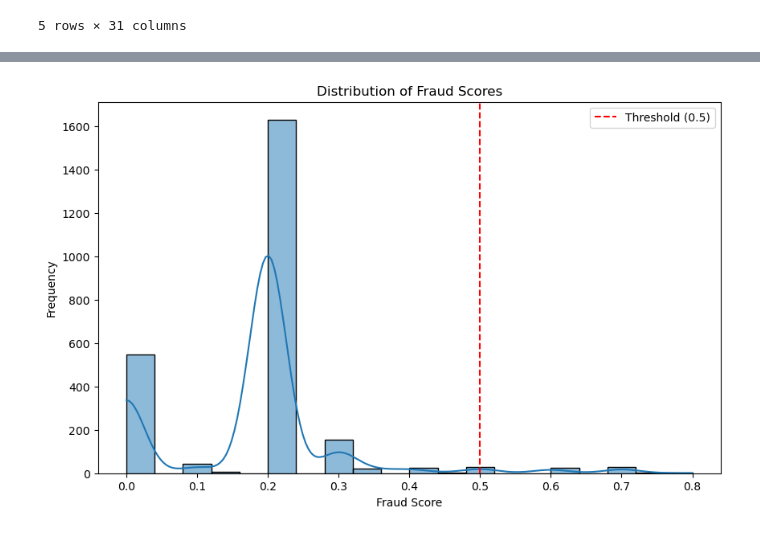
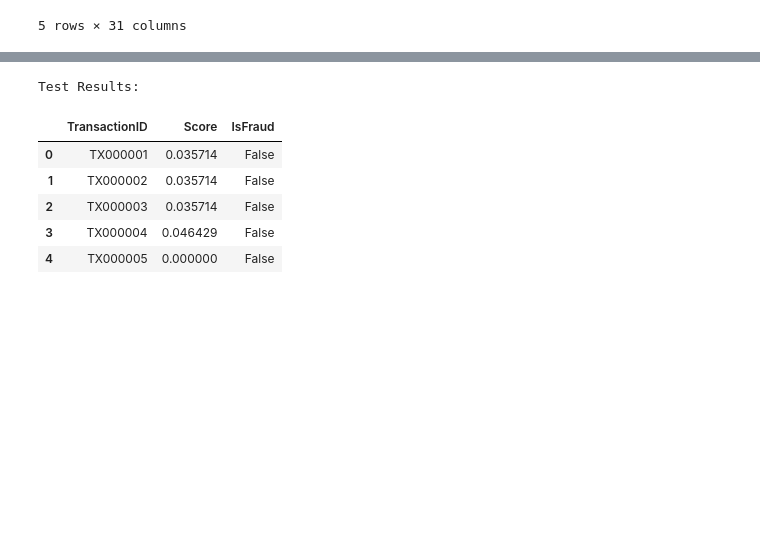
Before and after one commit to evolvingsam/fin_anom, a Jupyter notebook: transactions.ipynb, the cells around one changed output, grey strips where cells are left out. Drawn from its saved outputs; the diff is of its cells as text; code cells hidden in the pictures; blank space fills up the shorter version.

Commit message:
structed the code and added some fraud conditons/rules

```diff
--- a/transactions.ipynb
+++ b/transactions.ipynb
@@ -192,11 +198,29 @@ Flagged 55 transactions as potentially fraudulent
 # %%
-plt.figure(figsize=(10, 6))
-sns.histplot(df_featured['FraudScore'], bins=20, kde=True)
-plt.axvline(x=threshold, color='r', linestyle='--', label=f'Threshold ({threshold})')
-plt.title('Distribution of Fraud Scores')
-plt.xlabel('Fraud Score')
-plt.ylabel('Frequency')
-plt.legend()
-plt.show()
+def test_rules_engine(engine, transactions_df):
+    results = []
+
+    for idx, transaction in transactions_df.iterrows():
+        score_result = engine.score_transaction(transaction)
+
+        results.append({
+            'TransactionID': transaction['TransactionID'],
+            'Score': score_result['score'],
+            'IsFraud': score_result['is_fraud'],
+            'Details': score_result['detailed_scores']
+        })
+
+    results_df = pd.DataFrame(results)
+    return results_df
+
+loaded_engine = joblib.load('fraud_rules_model.pkl')
+test_results = test_rules_engine(loaded_engine, df_featured.head(10))
+print("Test Results:")
+test_results[['TransactionID', 'Score', 'IsFraud']].head()
 # %% [output]
-[figure, removed]
+Test Results:
+|  | TransactionID | Score | IsFraud |
+| 0 | TX000001 | 0.035714 | False |
+| 1 | TX000002 | 0.035714 | False |
+| 2 | TX000003 | 0.035714 | False |
+| 3 | TX000004 | 0.046429 | False |
+| 4 | TX000005 | 0.000000 | False |
```
Also changed, not shown: parts of 4 cells of this notebook.
